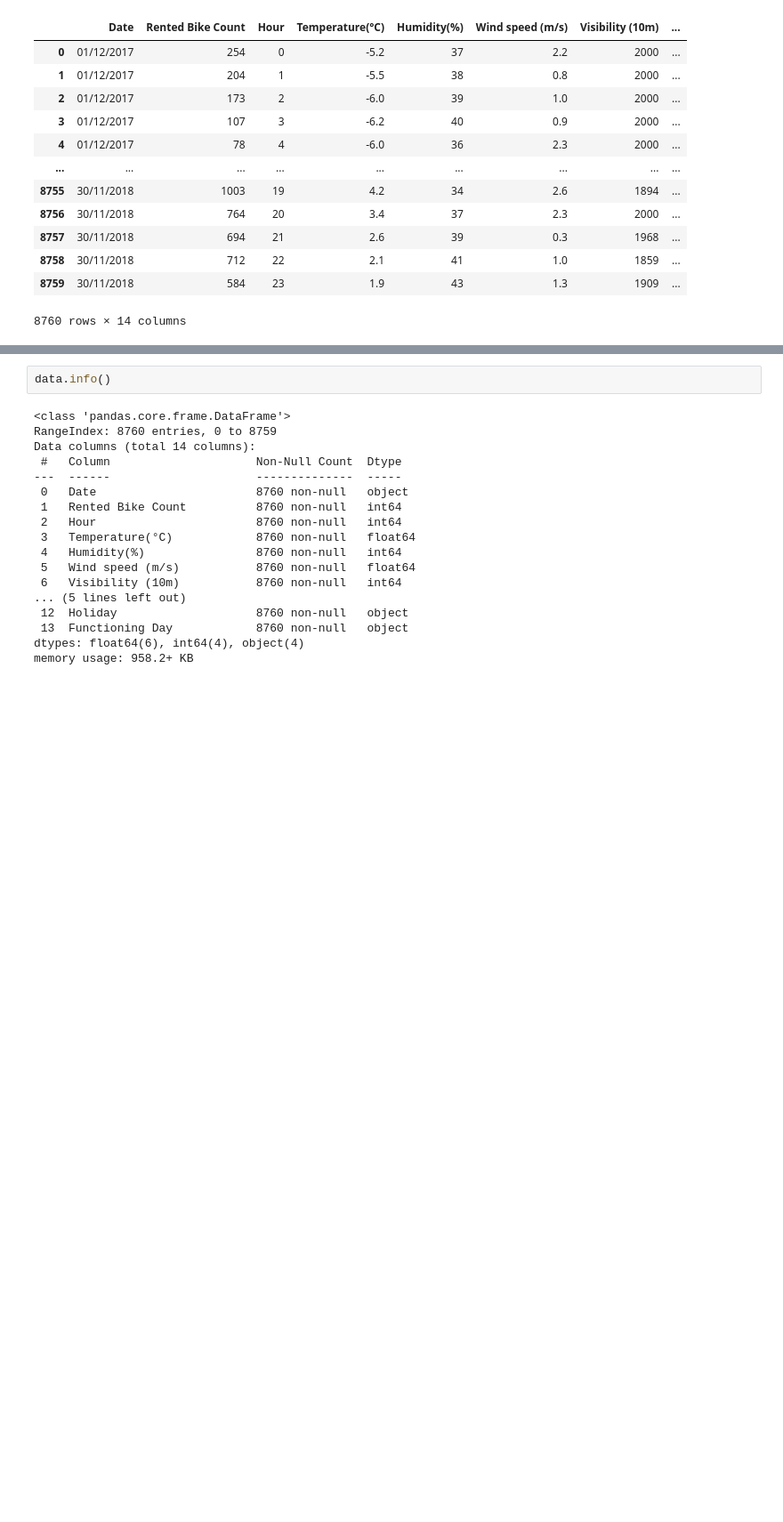
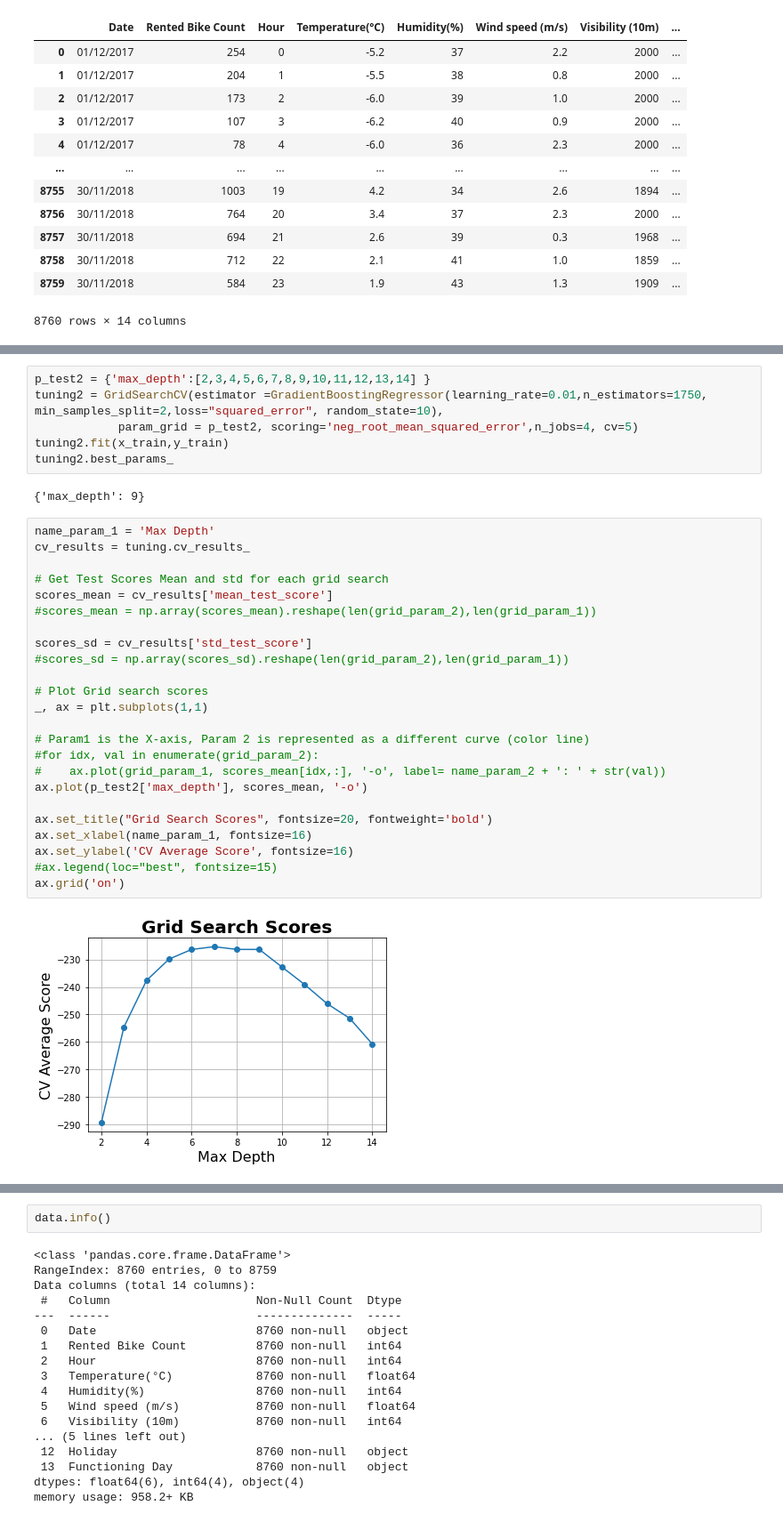
Before and after one commit to AliAfs/PSM_Project_BikeSharing, a Jupyter notebook: PSM_Project_BikeSharing.ipynb, the cells around one changed output, grey strips where cells are left out. Shown at 89% size. Saved outputs shown, nothing was run; the diff lists cells and outputs as text; blank space fills up the shorter version.

```diff
--- a/PSM_Project_BikeSharing.ipynb
+++ b/PSM_Project_BikeSharing.ipynb
@@ -21,0 +121,34 @@ data
+# %%
+p_test2 = {'max_depth':[2,3,4,5,6,7,8,9,10,11,12,13,14] }
+tuning2 = GridSearchCV(estimator =GradientBoostingRegressor(learning_rate=0.01,n_estimators=1750, min_samples_split=2,loss="squared_error", random_state=10),
+            param_grid = p_test2, scoring='neg_root_mean_squared_error',n_jobs=4, cv=5)
+tuning2.fit(x_train,y_train)
+tuning2.best_params_
+# %% [output]
+{'max_depth': 9}
+# %%
+name_param_1 = 'Max Depth'
+cv_results = tuning.cv_results_
+
+# Get Test Scores Mean and std for each grid search
+scores_mean = cv_results['mean_test_score']
+#scores_mean = np.array(scores_mean).reshape(len(grid_param_2),len(grid_param_1))
+
+scores_sd = cv_results['std_test_score']
+#scores_sd = np.array(scores_sd).reshape(len(grid_param_2),len(grid_param_1))
+
+# Plot Grid search scores
+_, ax = plt.subplots(1,1)
+
+# Param1 is the X-axis, Param 2 is represented as a different curve (color line)
+#for idx, val in enumerate(grid_param_2):
+#    ax.plot(grid_param_1, scores_mean[idx,:], '-o', label= name_param_2 + ': ' + str(val))
+ax.plot(p_test2['max_depth'], scores_mean, '-o')
+
+ax.set_title("Grid Search Scores", fontsize=20, fontweight='bold')
+ax.set_xlabel(name_param_1, fontsize=16)
+ax.set_ylabel('CV Average Score', fontsize=16)
+#ax.legend(loc="best", fontsize=15)
+ax.grid('on')
+# %% [output]
+[figure, added]
```
Also changed, not shown: parts of 26 cells of this notebook.
